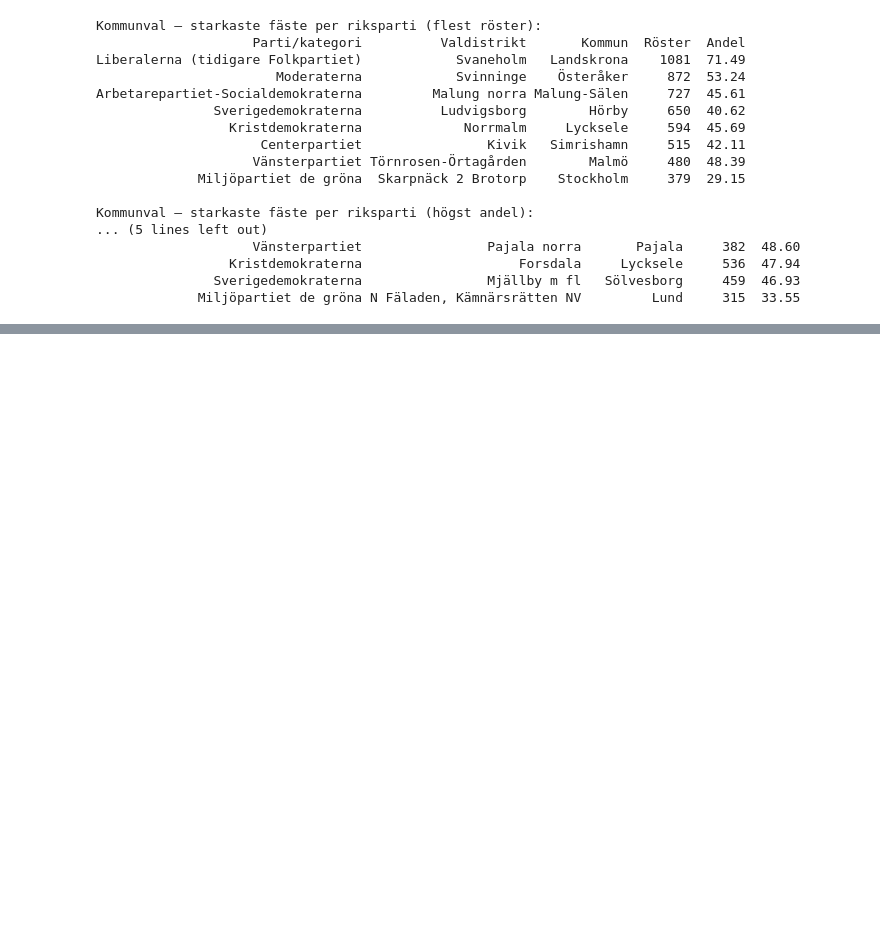
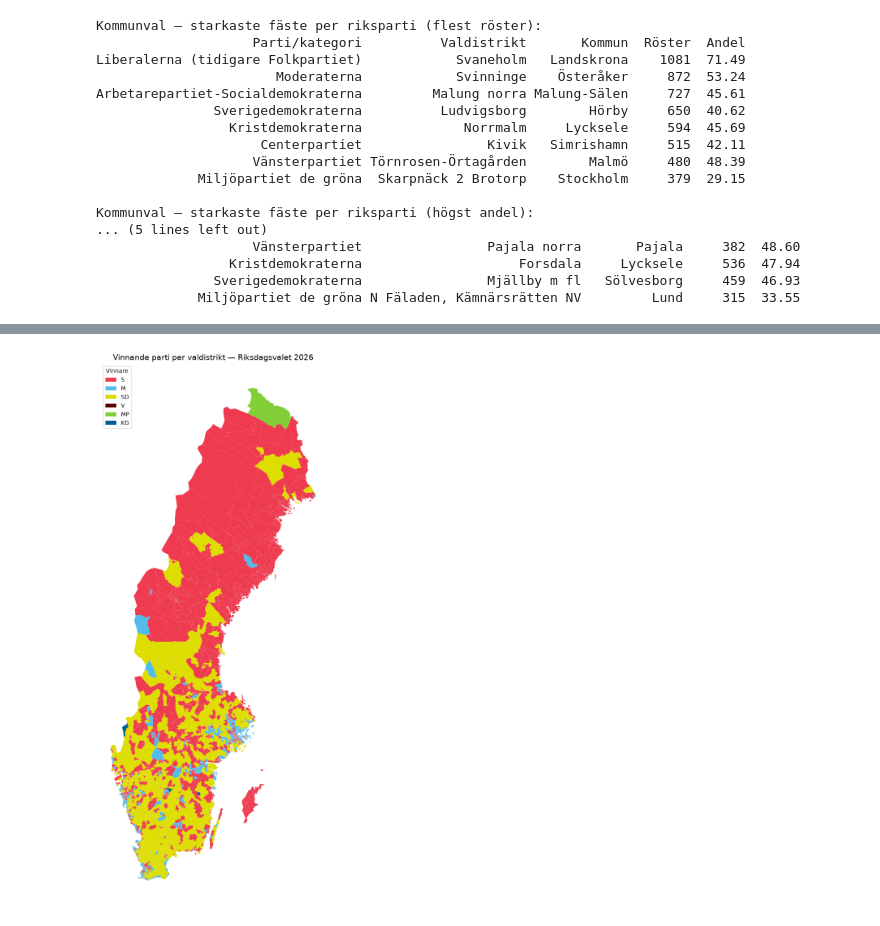
Before and after one commit to sven-0414/py-ai-lab, a Jupyter notebook: data_analysis/egen_lab.ipynb, the cells around one changed output, grey strips where cells are left out. Drawn from its saved outputs; the diff is of its cells as text; code cells hidden in the pictures; blank space fills up the shorter version.

```diff
--- a/data_analysis/egen_lab.ipynb
+++ b/data_analysis/egen_lab.ipynb
@@ -810,0 +912,38 @@ Kommunval — starkaste fäste per riksparti (högst andel):
+# %%
+# OK, det var ju fult! Vem kom på den lysande idén att ta med territorialvattengränsen i kartan över valdistrikt?
+
+
+förkort = {
+    'Arbetarepartiet-Socialdemokraterna': 'S',
+    'Moderaterna': 'M',
+    'Sverigedemokraterna': 'SD',
+    'Vänsterpartiet': 'V',
+    'Miljöpartiet de gröna': 'MP',
+    'Kristdemokraterna': 'KD',
+    'Centerpartiet': 'C',
+    'Liberalerna (tidigare Folkpartiet)': 'L',
+}
+
+fig, ax = plt.subplots(figsize=(10, 14))
+karta_klippt.plot(color=karta_klippt['färg'], ax=ax, edgecolor='none')
+ax.set_axis_off()
+ax.set_title('Vinnande parti per valdistrikt — Riksdagsvalet 2026', fontsize=14)
+
+legend_elements = [
+    Patch(facecolor=partifärger[parti], label=förkort[parti])
+    for parti in partifärger
+    if parti in karta_klippt['Vinnare'].unique()
+]
+
+ax.legend(
+    handles=legend_elements,
+    loc='upper left',
+    fontsize=10,
+    frameon=True,
+    title='Vinnare',
+)
+
+plt.tight_layout()
+plt.show()
+# %% [output]
+[figure, added]
```
Also changed, not shown: parts of 4 cells of this notebook.
